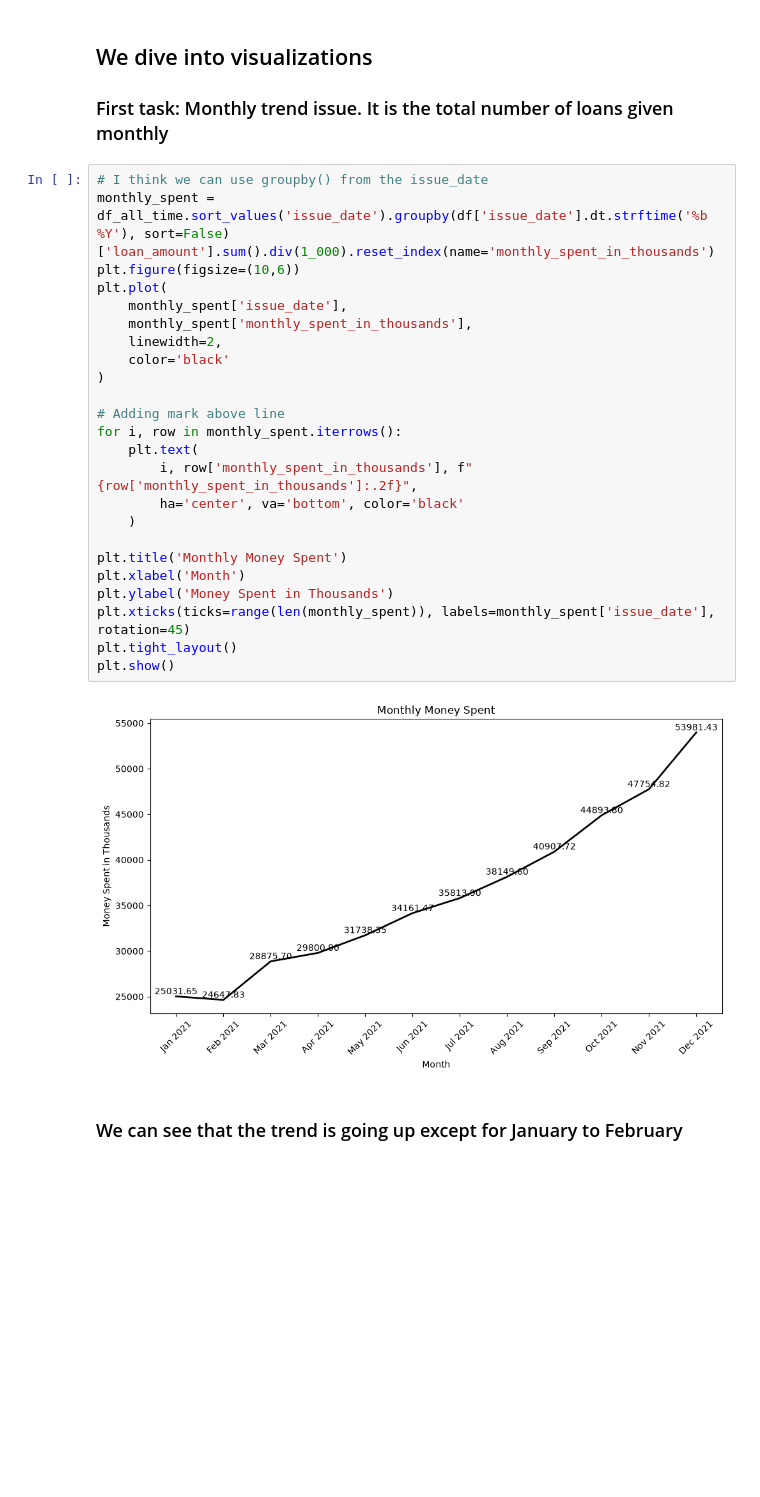
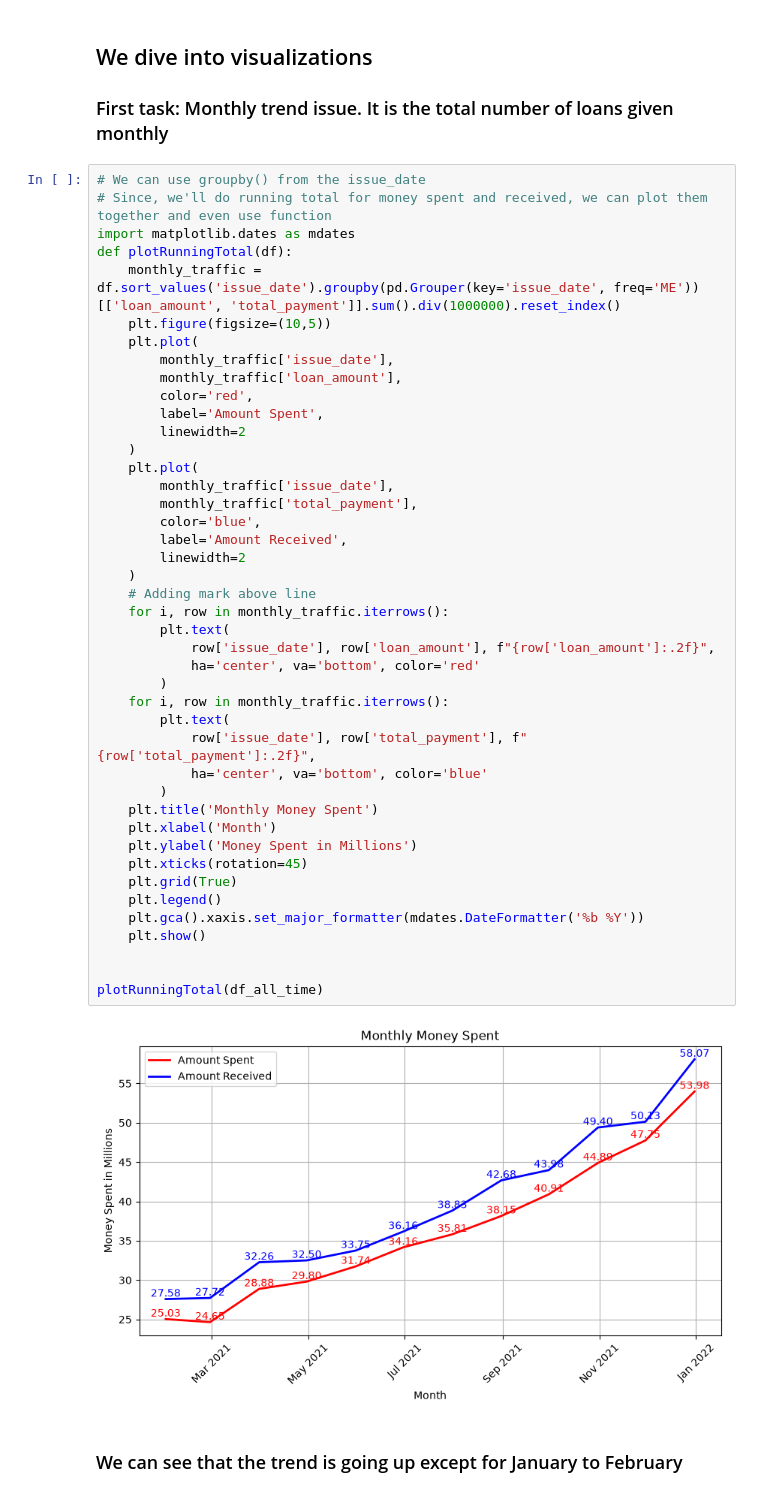
Before and after one commit to MuhammadUtoro/data-analytics, a Jupyter notebook: project.ipynb, the cells around one changed output. Cells and saved outputs as stored; diff of their text form; blank space fills up the shorter version.

Commit message:
creating visualization

```diff
--- a/project.ipynb
+++ b/project.ipynb
@@ -179,31 +177,50 @@ Total profit (total): $37.31M
 ## We dive into visualizations
 ### First task: Monthly trend issue. It is the total number of loans given monthly
 # %%
-# I think we can use groupby() from the issue_date
-monthly_spent = df_all_time.sort_values('issue_date').groupby(df['issue_date'].dt.strftime('%b %Y'), sort=False)['loan_amount'].sum().div(1_000).reset_index(name='monthly_spent_in_thousands')
-plt.figure(figsize=(10,6))
-plt.plot(
-    monthly_spent['issue_date'],
-    monthly_spent['monthly_spent_in_thousands'],
-    linewidth=2,
-    color='black'
-)
+# We can use groupby() from the issue_date
+# Since, we'll do running total for money spent and received, we can plot them together and even use function
+import matplotlib.dates as mdates
+def plotRunningTotal(df):
+    monthly_traffic = df.sort_values('issue_date').groupby(pd.Grouper(key='issue_date', freq='ME'))[['loan_amount', 'total_payment']].sum().div(1000000).reset_index()
+    plt.figure(figsize=(10,5))
+    plt.plot(
+        monthly_traffic['issue_date'],
+        monthly_traffic['loan_amount'],
+        color='red',
+        label='Amount Spent',
+        linewidth=2
+    )
+    plt.plot(
+        monthly_traffic['issue_date'],
+        monthly_traffic['total_payment'],
+        color='blue',
+        label='Amount Received',
+        linewidth=2
+    )
+    # Adding mark above line
+    for i, row in monthly_traffic.iterrows():
+        plt.text(
+            row['issue_date'], row['loan_amount'], f"{row['loan_amount']:.2f}",
+            ha='center', va='bottom', color='red'
+        )
+    for i, row in monthly_traffic.iterrows():
+        plt.text(
+            row['issue_date'], row['total_payment'], f"{row['total_payment']:.2f}",
+            ha='center', va='bottom', color='blue'
+        )
+    plt.title('Monthly Money Spent')
+    plt.xlabel('Month')
+    plt.ylabel('Money Spent in Millions')
+    plt.xticks(rotation=45)
+    plt.grid(True)
+    plt.legend()
+    plt.gca().xaxis.set_major_formatter(mdates.DateFormatter('%b %Y'))
+    plt.show()
 
-# Adding mark above line
-for i, row in monthly_spent.iterrows():
-    plt.text(
-        i, row['monthly_spent_in_thousands'], f"{row['monthly_spent_in_thousands']:.2f}",
-        ha='center', va='bottom', color='black'
-    )
 
-plt.title('Monthly Money Spent')
-plt.xlabel('Month')
-plt.ylabel('Money Spent in Thousands')
-plt.xticks(ticks=range(len(monthly_spent)), labels=monthly_spent['issue_date'], rotation=45)
-plt.tight_layout()
-plt.show()
+plotRunningTotal(df_all_time)
 # %% [output]
-[figure, old version]
+[figure, new version]
 # %% [markdown]
 ### We can see that the trend is going up except for January to February
 # %% [markdown]
```
Also changed, not shown: parts of 8 cells of this notebook.
